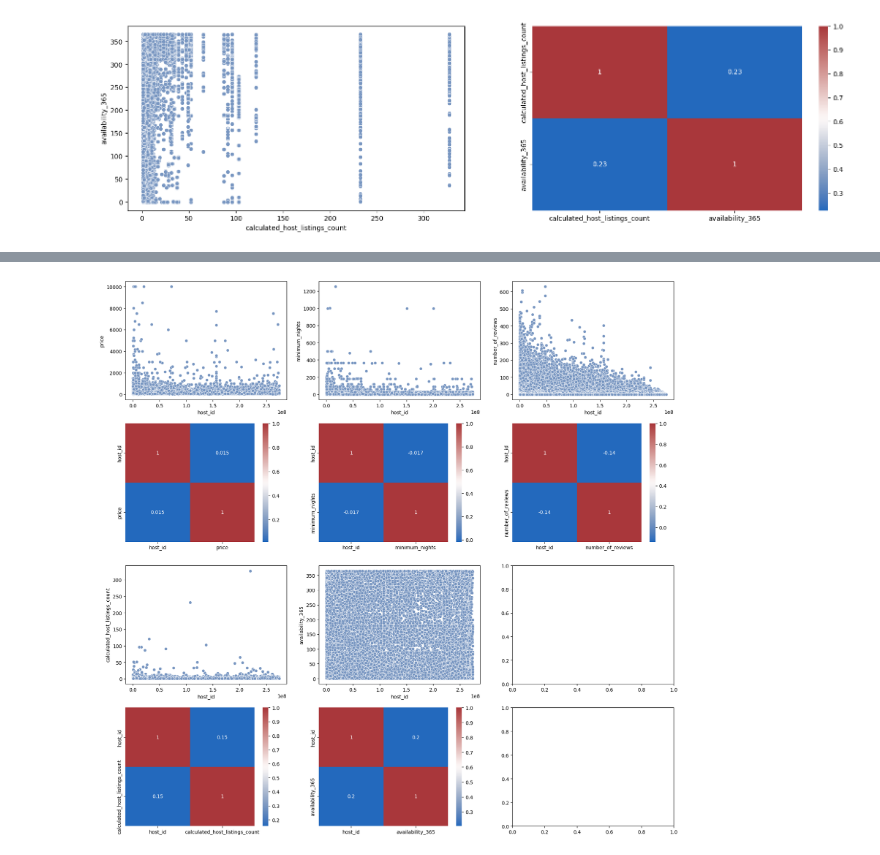
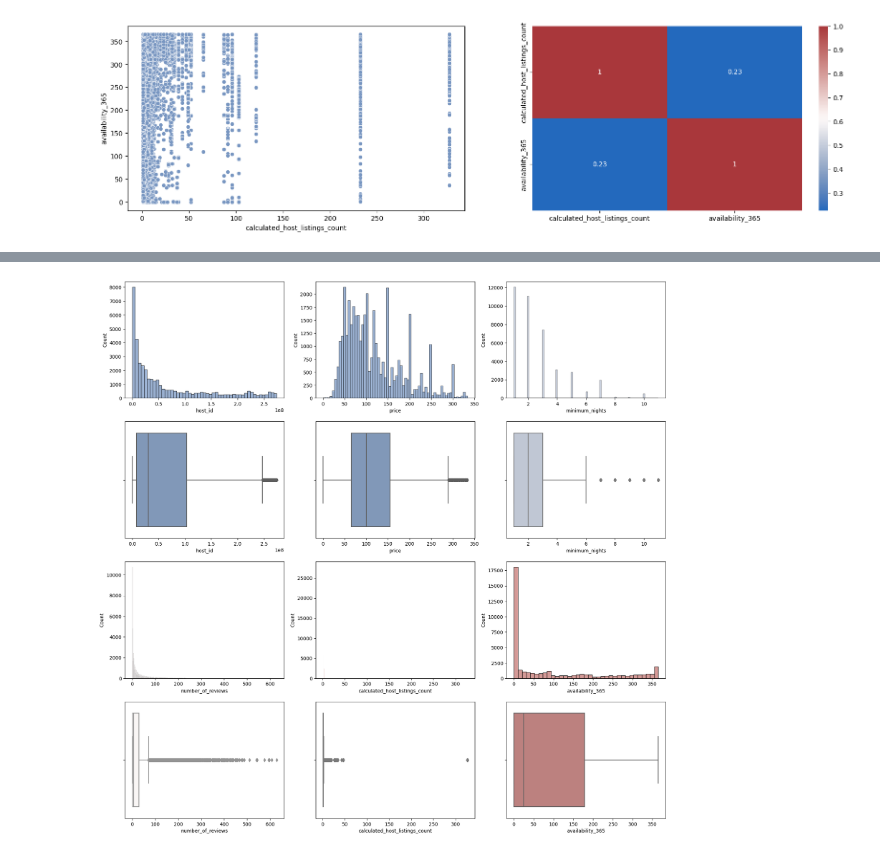
Before and after one commit to fevc08/new_york_city_airbnb_eda, a Jupyter notebook: src/explore.ipynb, the cells around one changed output, grey strips where cells are left out. Cells and saved outputs as stored; diff of their text form; code cells hidden in the pictures.

```diff
--- a/src/explore.ipynb
+++ b/src/explore.ipynb
@@ -302,0 +350,6 @@ plt.show()
+# %%
+# We can see that the percentage of outliers in the columns 'price' and 'minimum_nights' is very high, so we are going to remove them from the dataset
+# We are going to remove the rows with outliers in the columns 'price' and 'minimum_nights'
+df_airbnb_ny = df_airbnb_ny[(df_airbnb_ny['price'] >= lower_limit_price) & (df_airbnb_ny['price'] <= upper_limit_price)]
+df_airbnb_ny = df_airbnb_ny[(df_airbnb_ny['minimum_nights'] >= lower_limit_minimum_nights) & (df_airbnb_ny['minimum_nights'] <= upper_limit_minimum_nights)]
+df_airbnb_ny
@@ -303,28 +386,34 @@ plt.show()
 # %%
-# Relationship between 'host_id' and 'price' and 'minimum_nights' and 'number_of_reviews' and 'calculated_host_listings_count' and 'availability_365' factorized with a scatterplot and a heatmap
+# Now, we are going to check the distribution of the numerical columns with a histogram and a boxplot
 fig, ax = plt.subplots(4, 3, figsize=(20, 20))
 
-# Scatterplot for 'host_id' and 'price'
-sns.scatterplot(data = df_airbnb_ny, x = 'host_id', y = 'price', ax=ax[0,0], color=colors[0])
-# Heatmap for 'host_id' and 'price'
-sns.heatmap(data = df_airbnb_ny[['host_id', 'price']].corr(), ax=ax[1,0], annot=True, cmap='vlag')
-# Scatterplot for 'host_id' and 'minimum_nights'
-sns.scatterplot(data = df_airbnb_ny, x = 'host_id', y = 'minimum_nights', ax=ax[0,1], color=colors[0])
-# Heatmap for 'host_id' and 'minimum_nights'
-sns.heatmap(data = df_airbnb_ny[['host_id', 'minimum_nights']].corr(), ax=ax[1,1], annot=True, cmap='vlag')
-# Scatterplot for 'host_id' and 'number_of_reviews'
-sns.scatterplot(data = df_airbnb_ny, x = 'host_id', y = 'number_of_reviews', ax=ax[0,2], color=colors[0])
-# Heatmap for 'host_id' and 'number_of_reviews'
-sns.heatmap(data = df_airbnb_ny[['host_id', 'number_of_reviews']].corr(), ax=ax[1,2], annot=True, cmap='vlag')
-# Scatterplot for 'host_id' and 'calculated_host_listings_count'
-sns.scatterplot(data = df_airbnb_ny, x = 'host_id', y = 'calculated_host_listings_count', ax=ax[2,0], color=colors[0])
-# Heatmap for 'host_id' and 'calculated_host_listings_count'
-sns.heatmap(data = df_airbnb_ny[['host_id', 'calculated_host_listings_count']].corr(), ax=ax[3,0], annot=True, cmap='vlag')
-# Scatterplot for 'host_id' and 'availability_365'
-sns.scatterplot(data = df_airbnb_ny, x = 'host_id', y = 'availability_365', ax=ax[2,1], color=colors[0])
-# Heatmap for 'host_id' and 'availability_365'
-sns.heatmap(data = df_airbnb_ny[['host_id', 'availability_365']].corr(), ax=ax[3,1], annot=True, cmap='vlag')
+colors = sns.color_palette("vlag", 5)
+
+# Histogram for 'host_id'
+sns.histplot(data = df_airbnb_ny, x = 'host_id', ax=ax[0,0], color=colors[0])
+# Boxplot for 'host_id'
+sns.boxplot(data = df_airbnb_ny, x = 'host_id', ax=ax[1,0], color=colors[0])
+# Histogram for 'price'
+sns.histplot(data = df_airbnb_ny, x = 'price', ax=ax[0,1], color=colors[0])
+# Boxplot for 'price'
+sns.boxplot(data = df_airbnb_ny, x = 'price', ax=ax[1,1], color=colors[0])
+# Histogram for 'minimum_nights'
+sns.histplot(data = df_airbnb_ny, x = 'minimum_nights', ax=ax[0,2], color=colors[1])
+# Boxplot for 'minimum_nights'
+sns.boxplot(data = df_airbnb_ny, x = 'minimum_nights', ax=ax[1,2], color=colors[1])
+# Histogram for 'number_of_reviews'
+sns.histplot(data = df_airbnb_ny, x = 'number_of_reviews', ax=ax[2,0], color=colors[2])
+# Boxplot for 'number_of_reviews'
+sns.boxplot(data = df_airbnb_ny, x = 'number_of_reviews', ax=ax[3,0], color=colors[2])
+# Histogram for 'calculated_host_listings_count'
+sns.histplot(data = df_airbnb_ny, x = 'calculated_host_listings_count', ax=ax[2,1], color=colors[3])
+# Boxplot for 'calculated_host_listings_count'
+sns.boxplot(data = df_airbnb_ny, x = 'calculated_host_listings_count', ax=ax[3,1], color=colors[3])
+# Histogram for 'availability_365'
+sns.histplot(data = df_airbnb_ny, x = 'availability_365', ax=ax[2,2], color=colors[4])
+# Boxplot for 'availability_365'
+sns.boxplot(data = df_airbnb_ny, x = 'availability_365', ax=ax[3,2], color=colors[4])
 
 plt.show()
 # %% [output]
-[figure, old version]
+[figure, new version]
```
Also changed, not shown: parts of 15 cells of this notebook, 5 other files.
